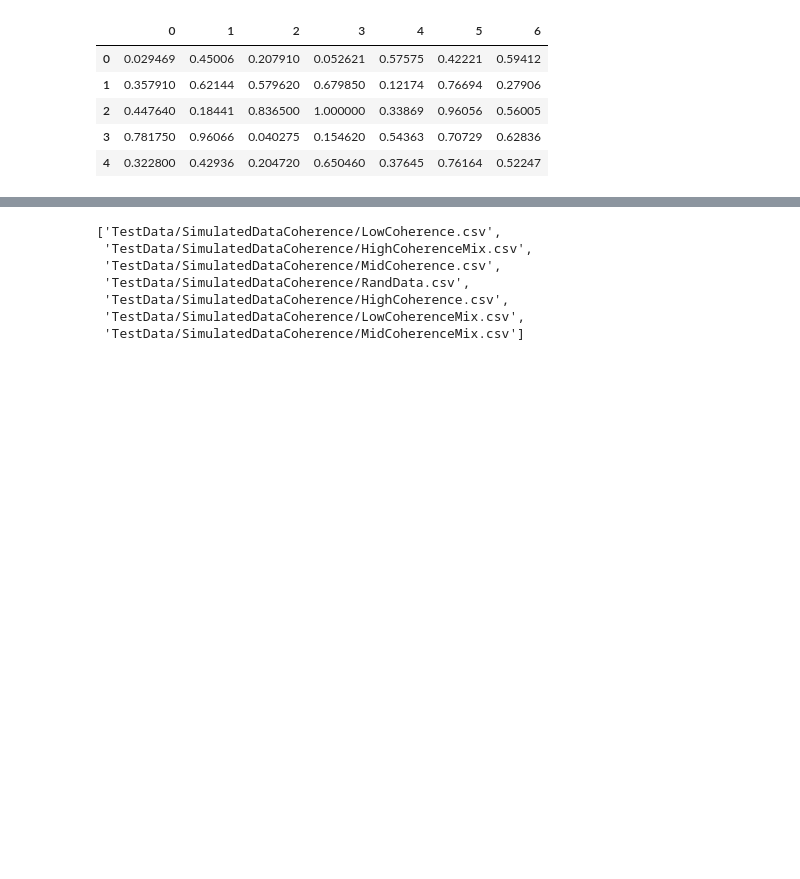
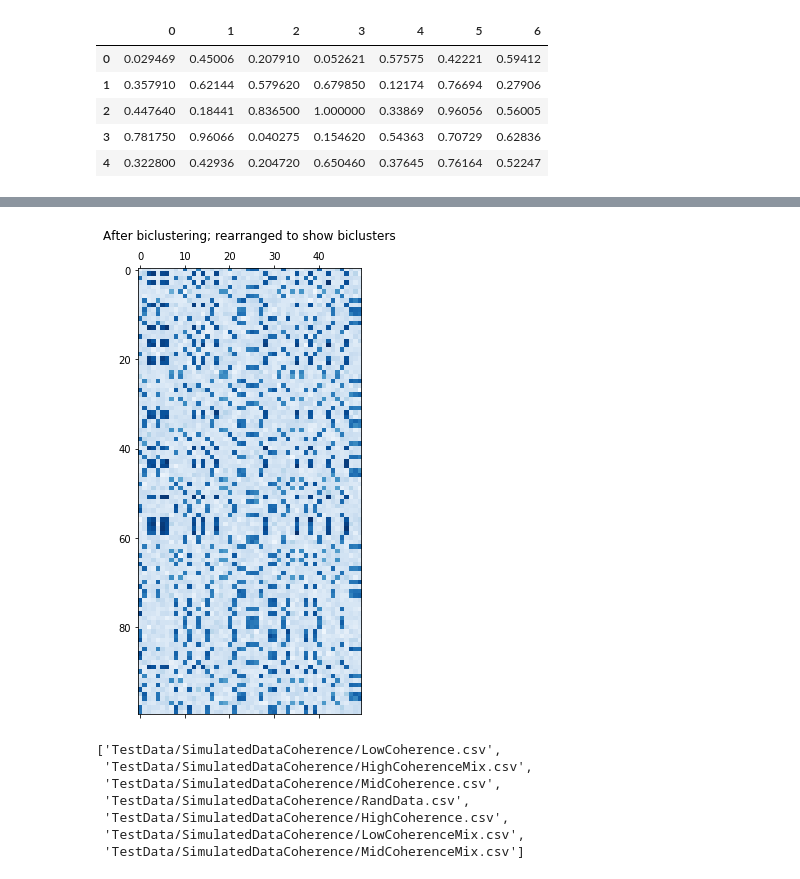
Before and after one commit to josechudev/GeneExpressionBiClustering, a Jupyter notebook: Notebooks/3.1 Discriminative Biclustering (Odibat & Reddy, 2014) .ipynb, the cells around one changed output, grey strips where cells are left out. Cells and saved outputs as stored; diff of their text form; code cells hidden in the pictures; blank space fills up the shorter version.

```diff
--- a/Notebooks/3.1 Discriminative Biclustering (Odibat & Reddy, 2014) .ipynb
+++ b/Notebooks/3.1 Discriminative Biclustering (Odibat & Reddy, 2014) .ipynb
@@ -187,7 +187,8 @@ class PairBasedCoherence(object):
                 H0 = correlation.H_pos
                 # H0 = max(correlation.H_pos,correlation.H_neg)
                 HP += H0
-        HP *= math.fabs(1.0)/(math.fabs(self._I)*(math.fabs(self._I)-1))
+        HP *= math.fabs(2.0)/(math.fabs(self._I)*(math.fabs(self._I)-1)) if self._I > 1 else 0
+
         return HP
 # %%
 data = np.random.random((50, 50))
@@ -528,0 +797,10 @@ array([ 2.,  1.,  2.,  1.,  2.,  1.,  1.,  2.,  1.,  2.,  2.,  2.,  1.,
+# %%
+fit_data = data[np.argsort(rapooc.rho)]
+fit_data = fit_data[:, np.argsort(rapooc.gamma)]
+# %%
+plt.matshow(fit_data, cmap=plt.cm.Blues)
+plt.title("After biclustering; rearranged to show biclusters")
+
+plt.show()
+# %% [output]
+[figure, added]
```
Also changed, not shown: parts of 19 cells of this notebook.
